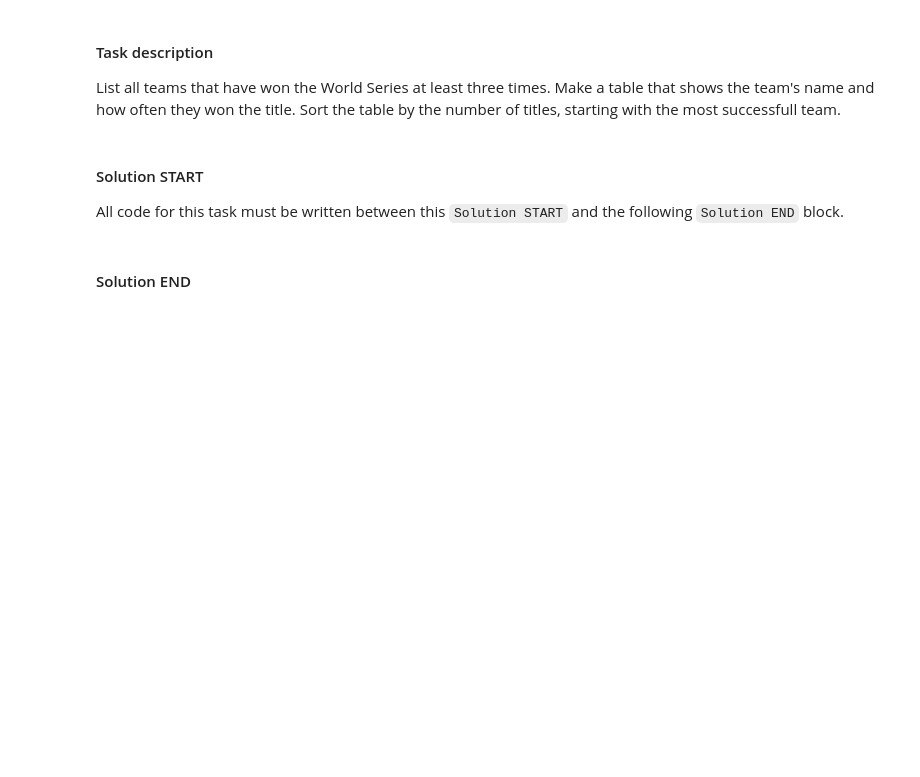
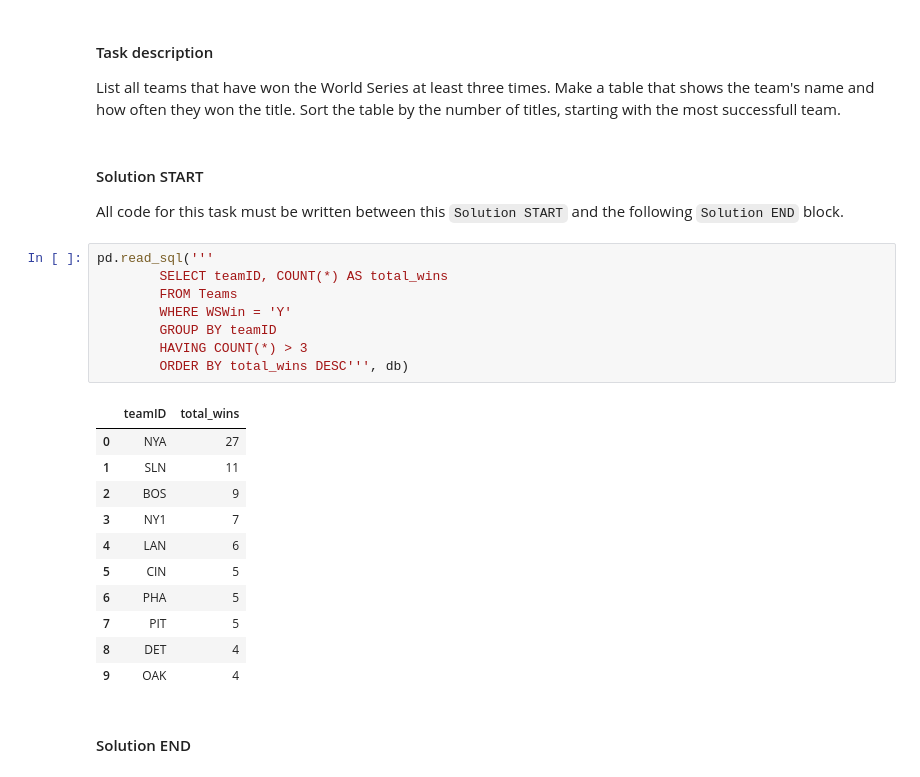
Before and after one commit to hmchilders/STA220, a Jupyter notebook: hw1_assignment.ipynb, the cells around one changed output. Drawn from its saved outputs; the diff is of its cells as text; blank space fills up the shorter version.

```diff
--- a/hw1_assignment.ipynb
+++ b/hw1_assignment.ipynb
@@ -356,6 +487,26 @@ List all teams that have won the World Series at least three times. Make a table
 #### Solution START
 
 All code for this task must be written between this `Solution START` and the following `Solution END` block.
+# %%
+pd.read_sql('''
+        SELECT teamID, COUNT(*) AS total_wins
+        FROM Teams
+        WHERE WSWin = 'Y'
+        GROUP BY teamID
+        HAVING COUNT(*) > 3
+        ORDER BY total_wins DESC''', db)
+# %% [output]
+|  | teamID | total_wins |
+| 0 | NYA | 27 |
+| 1 | SLN | 11 |
+| 2 | BOS | 9 |
+| 3 | NY1 | 7 |
+| 4 | LAN | 6 |
+| 5 | CIN | 5 |
+| 6 | PHA | 5 |
+| 7 | PIT | 5 |
+| 8 | DET | 4 |
+| 9 | OAK | 4 |
 # %% [markdown]
 #### Solution END
 # %% [markdown]
```
Also changed, not shown: parts of 14 cells of this notebook.
